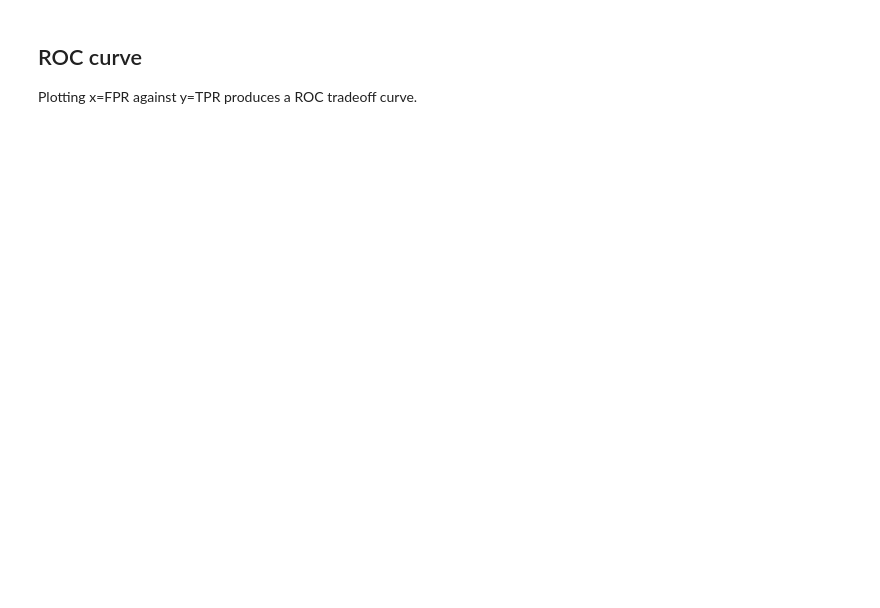
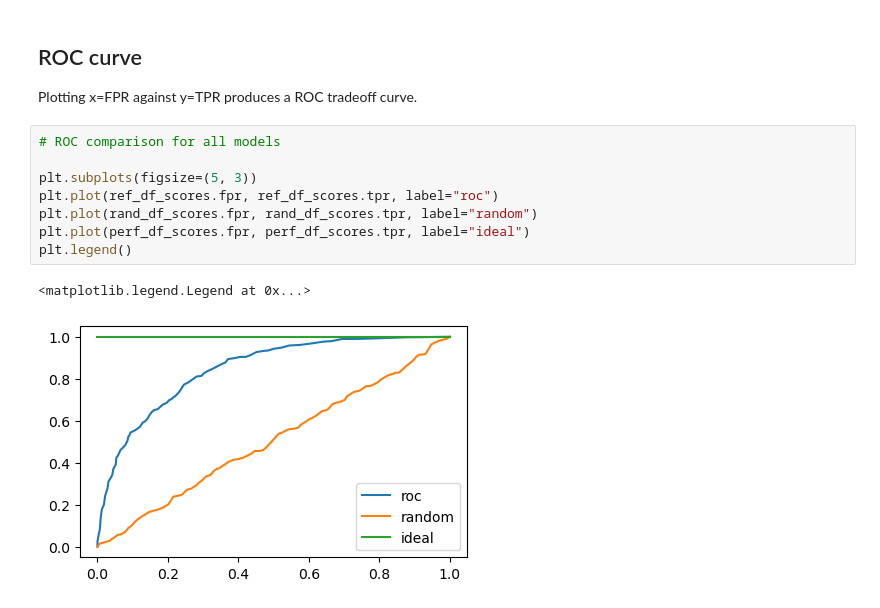
Before and after one commit to piotrswiecik/mlzoomcamp, a Jupyter notebook: various/evaluation_clean.ipynb, the cells around one changed output. Drawn from its saved outputs; the diff is of its cells as text; blank space fills up the shorter version.

```diff
--- a/various/evaluation_clean.ipynb
+++ b/various/evaluation_clean.ipynb
@@ -296,3 +355,14 @@ Relationship between FPR and TPR for ideal selection.
 ## ROC curve
 
 Plotting x=FPR against y=TPR produces a ROC tradeoff curve.
+# %%
+# ROC comparison for all models
+
+plt.subplots(figsize=(5, 3))
+plt.plot(ref_df_scores.fpr, ref_df_scores.tpr, label="roc")
+plt.plot(rand_df_scores.fpr, rand_df_scores.tpr, label="random")
+plt.plot(perf_df_scores.fpr, perf_df_scores.tpr, label="ideal")
+plt.legend()
+# %% [output]
+<matplotlib.legend.Legend at 0x...>
+[figure, added]
```
Also changed, not shown: parts of 25 cells of this notebook.
